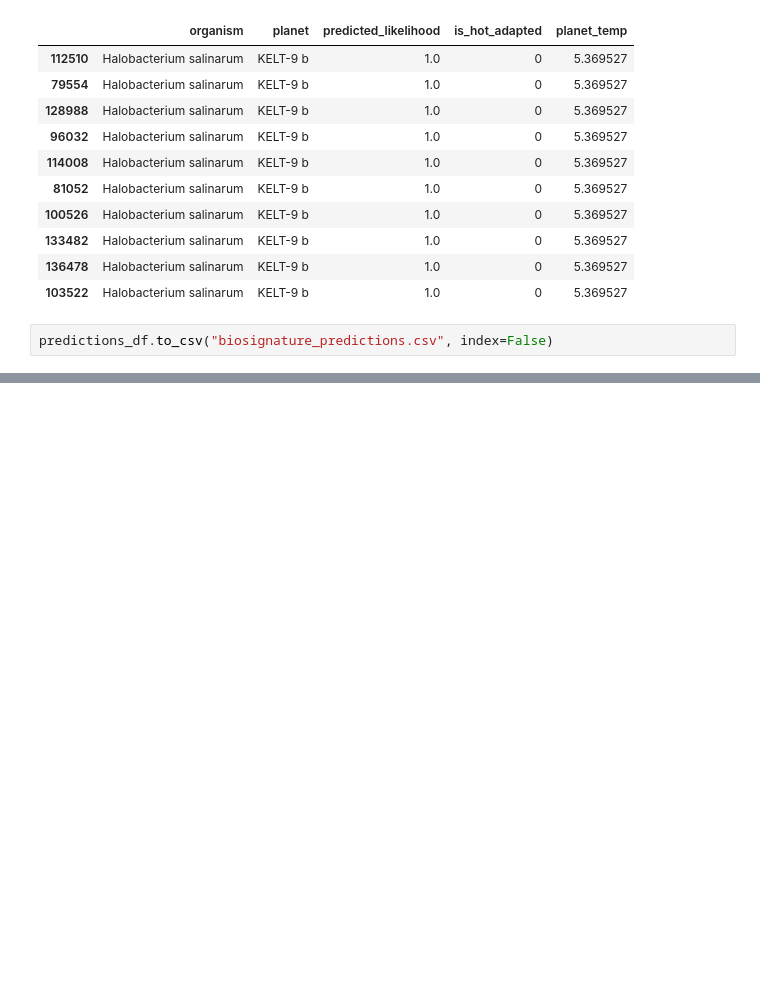
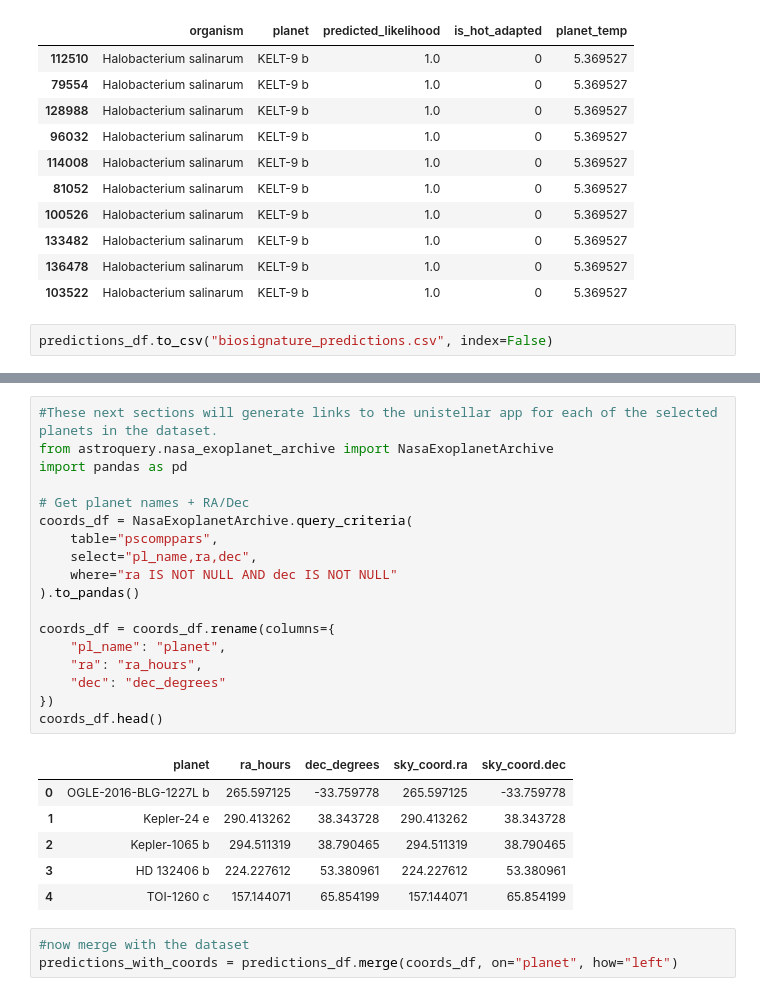
Before and after one commit to hybridkris/hybridkris-biosignature-ai-project, a Jupyter notebook: 01_clean_biosignature_pipeline.ipynb, the cells around one changed output, grey strips where cells are left out. Drawn from its saved outputs; the diff is of its cells as text; blank space fills up the shorter version.

```diff
--- a/01_clean_biosignature_pipeline.ipynb
+++ b/01_clean_biosignature_pipeline.ipynb
@@ -569,0 +594,28 @@ predictions_df.to_csv("biosignature_predictions.csv", index=False)
+# %%
+#These next sections will generate links to the unistellar app for each of the selected planets in the dataset.
+from astroquery.nasa_exoplanet_archive import NasaExoplanetArchive
+import pandas as pd
+
+# Get planet names + RA/Dec
+coords_df = NasaExoplanetArchive.query_criteria(
+    table="pscomppars",
+    select="pl_name,ra,dec",
+    where="ra IS NOT NULL AND dec IS NOT NULL"
+).to_pandas()
+
+coords_df = coords_df.rename(columns={
+    "pl_name": "planet",
+    "ra": "ra_hours",
+    "dec": "dec_degrees"
+})
+coords_df.head()
+# %% [output]
+|  | planet | ra_hours | dec_degrees | sky_coord.ra | sky_coord.dec |
+| 0 | OGLE-2016-BLG-1227L b | 265.597125 | -33.759778 | 265.597125 | -33.759778 |
+| 1 | Kepler-24 e | 290.413262 | 38.343728 | 290.413262 | 38.343728 |
+| 2 | Kepler-1065 b | 294.511319 | 38.790465 | 294.511319 | 38.790465 |
+| 3 | HD 132406 b | 224.227612 | 53.380961 | 224.227612 | 53.380961 |
+| 4 | TOI-1260 c | 157.144071 | 65.854199 | 157.144071 | 65.854199 |
+# %%
+#now merge with the dataset
+predictions_with_coords = predictions_df.merge(coords_df, on="planet", how="left")
```
Also changed, not shown: parts of 5 cells of this notebook.
